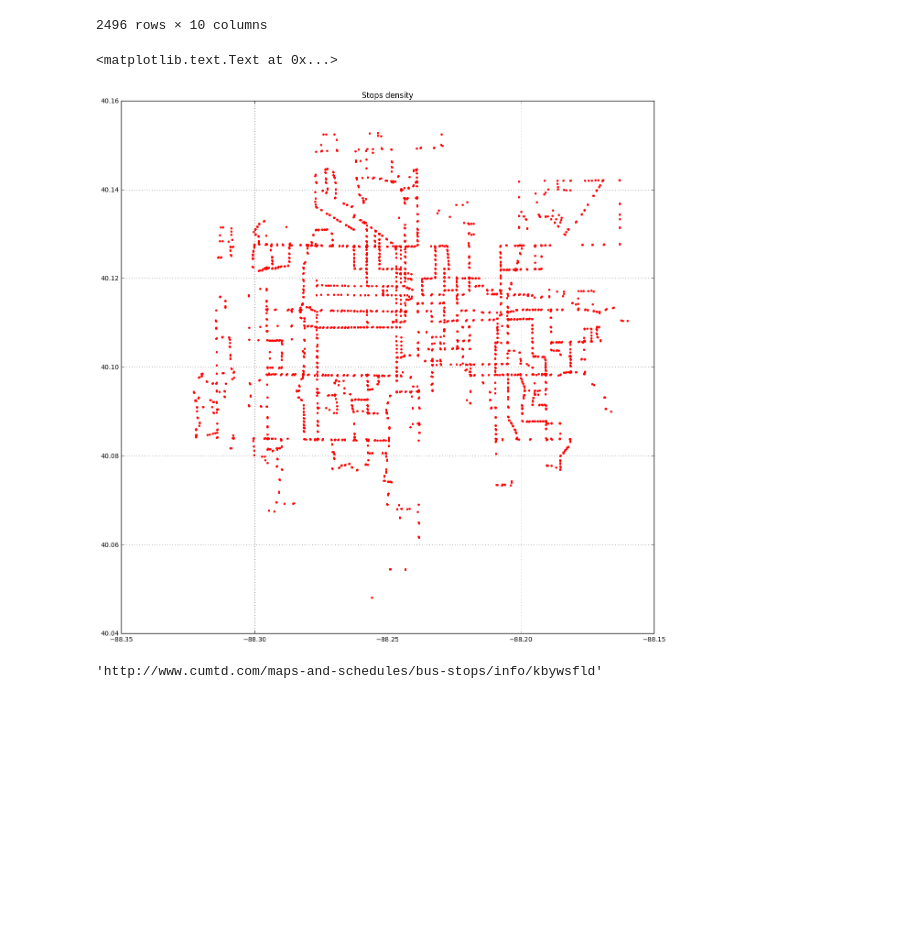
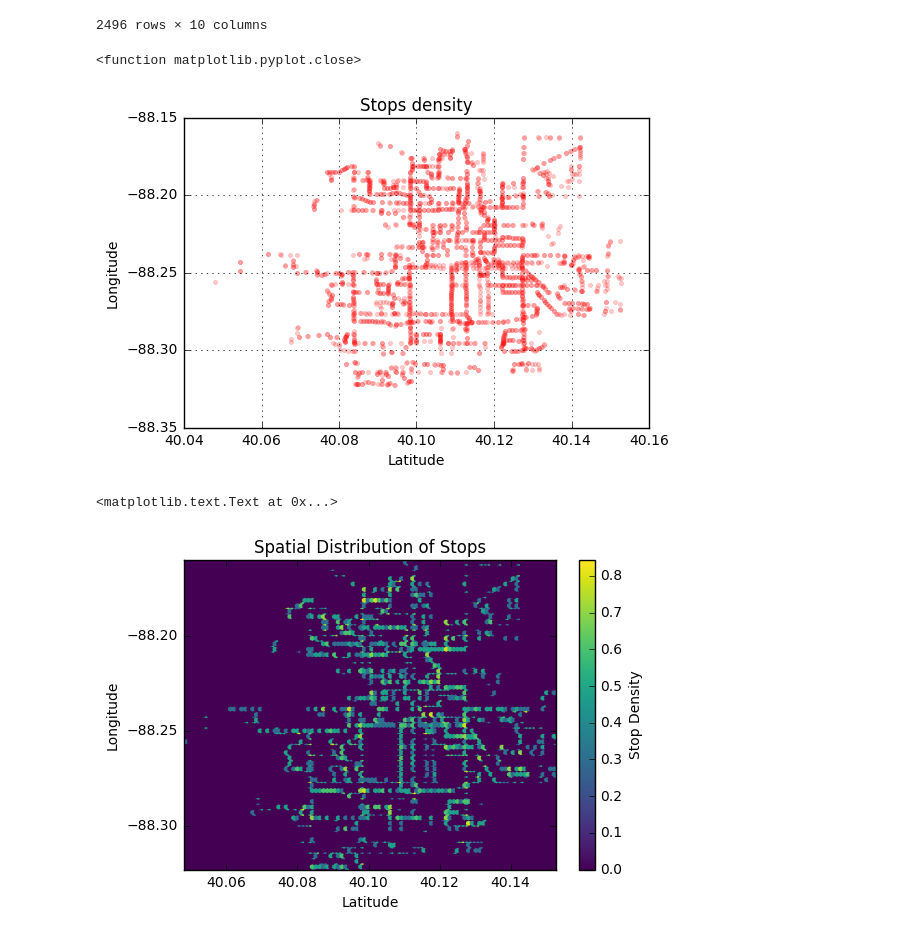
Before and after one commit to UIUC-iSchool-DataViz/project-spring2017, a Jupyter notebook: part1/part1.ipynb, the cells around one changed output. Drawn from its saved outputs; the diff is of its cells as text; code cells hidden in the pictures; blank space fills up the shorter version.

```diff
--- a/part1/part1.ipynb
+++ b/part1/part1.ipynb
@@ -268,17 +264,25 @@ stops
 | 2495 | CRSTWDBRAD:2 | MTD4333 | Crestwood & Bradley (SE Corner) | NaN | 40.127552 | -88.300077 | 1 | http://www.cumtd.com/maps-and-sch... | 0 | ... |
 2496 rows × 10 columns
 # %%
-plt.plot(stops.stop_lon, stops.stop_lat,'.r')
+plt.plot(stops.stop_lat, stops.stop_lon,'.r', alpha=0.2)
 plt.grid()
 plt.title("Stops density")
+plt.xlabel("Latitude")
+plt.ylabel("Longitude")
 plt.close
 # %% [output]
-<matplotlib.text.Text at 0x...>
+<function matplotlib.pyplot.close>
-[figure, old version]
+[figure, new version]
-# %%
-stops.stop_url[0]
-# %% [output]
-'http://www.cumtd.com/maps-and-schedules/bus-stops/info/kbywsfld'
+# %%
+plt.hexbin(stops.stop_lat, stops.stop_lon, bins = 'log', cmap = 'viridis')
+cb = plt.colorbar()
+cb.set_label('Stop Density')
+plt.title("Spatial Distribution of Stops")
+plt.xlabel("Latitude")
+plt.ylabel("Longitude")
+# %% [output]
+<matplotlib.text.Text at 0x...>
+[figure, added]
 # %%
 stop_times = pd.read_csv("google_transit/stop_times.txt")
 # %%
```
Also changed, not shown: parts of 42 cells of this notebook, 3 other files.
